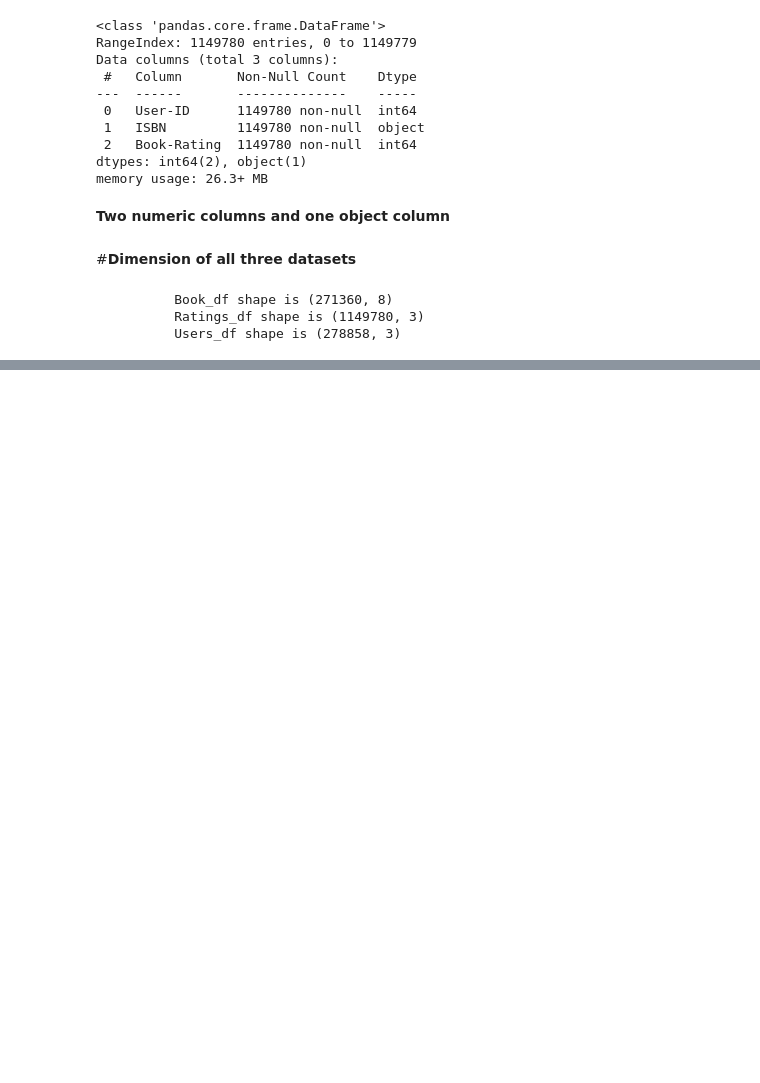
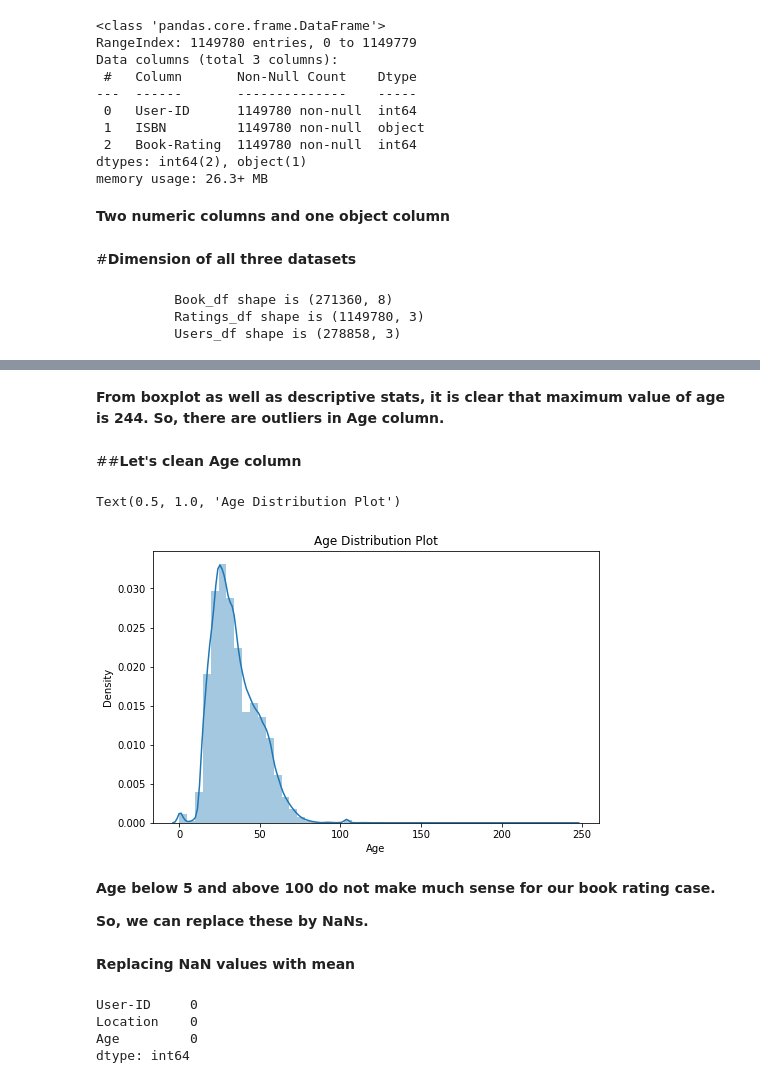
Before and after one commit to Preritp2/Book_Recommendation_System_Capstone_Project_4, a Jupyter notebook: Book_Recommendation_System_Prerit_Tyagi_Capstone_Project_4.ipynb, the cells around one changed output, grey strips where cells are left out. Drawn from its saved outputs; the diff is of its cells as text; code cells hidden in the pictures; blank space fills up the shorter version.

```diff
--- a/Book_Recommendation_System_Prerit_Tyagi_Capstone_Project_4.ipynb
+++ b/Book_Recommendation_System_Prerit_Tyagi_Capstone_Project_4.ipynb
@@ -227,0 +305,18 @@ print(f'''\t  Book_df shape is {books.shape}
+# %% [markdown]
+**From boxplot as well as descriptive stats, it is clear that maximum value of age is 244.
+So, there are outliers in Age column.**
+# %% [markdown]
+##**Let's clean Age column**
+# %%
+# Displot of Age column
+
+plt.figure(figsize=(8,5))
+sns.distplot(users.Age)
+plt.title('Age Distribution Plot')
+# %% [output]
+Text(0.5, 1.0, 'Age Distribution Plot')
+[figure, added]
+# %% [markdown]
+**Age below 5 and above 100 do not make much sense for our book rating case.**
+
+**So, we can replace these by NaNs.**
@@ -227,0 +327,2 @@ print(f'''\t  Book_df shape is {books.shape}
+# %% [markdown]
+**Replacing NaN values with mean**
@@ -227,0 +333,9 @@ print(f'''\t  Book_df shape is {books.shape}
+# %%
+# Let's see total no of null values again
+
+users.isna().sum()
+# %% [output]
+User-ID     0
+Location    0
+Age         0
+dtype: int64
```
Also changed, not shown: parts of 100 cells of this notebook.
